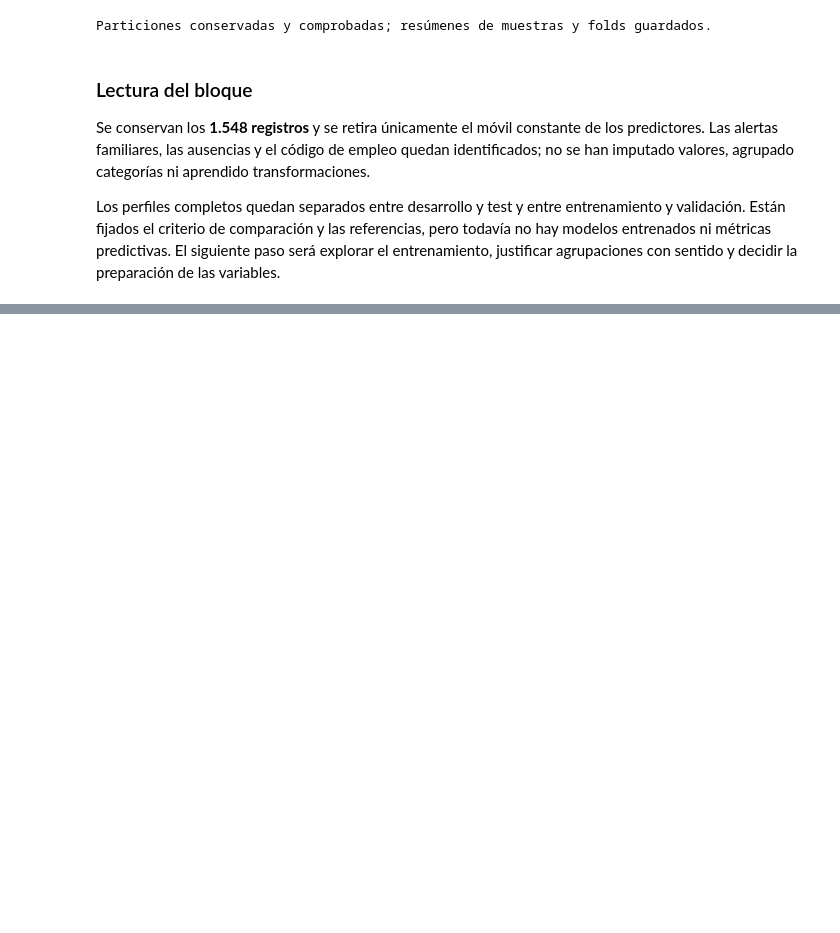
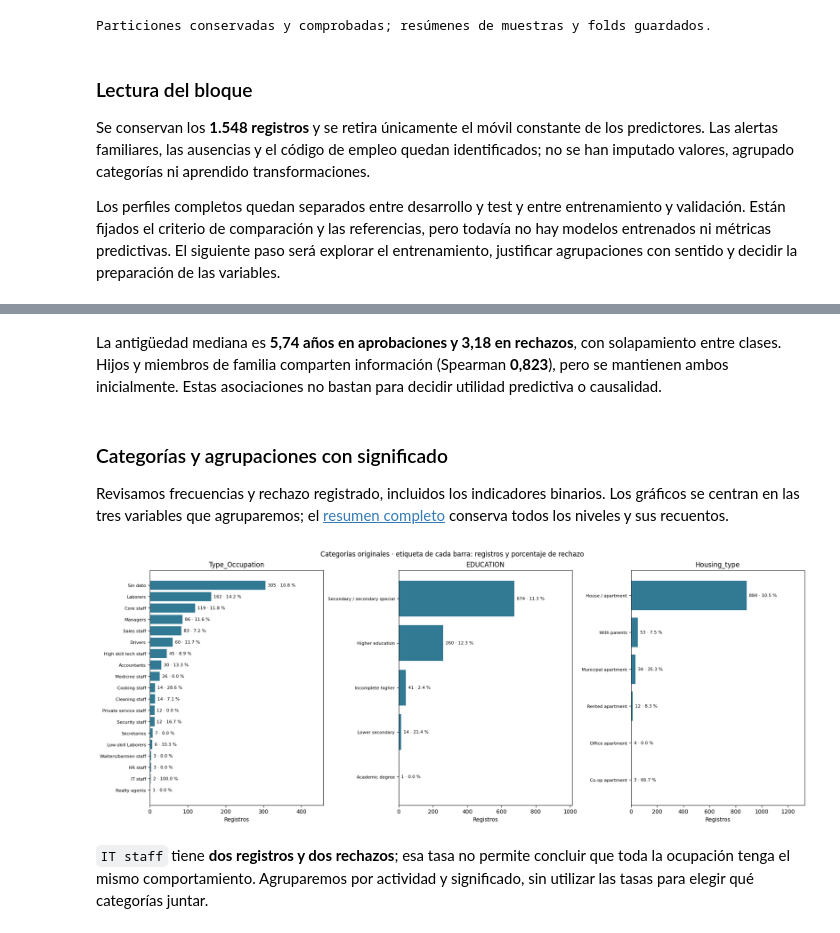
Before and after one commit to toni-oc/clasificacion-solicitudes-tarjeta, a Jupyter notebook: notebooks/01-analisis-y-modelado.ipynb, the cells around one changed output, grey strips where cells are left out. Drawn from its saved outputs; the diff is of its cells as text; code cells hidden in the pictures; blank space fills up the shorter version.

```diff
--- a/notebooks/01-analisis-y-modelado.ipynb
+++ b/notebooks/01-analisis-y-modelado.ipynb
@@ -383,0 +494,32 @@ Pendiente de desarrollo: estudiar las variables en el entrenamiento del primer f
+# %% [markdown]
+La antigüedad mediana es **5,74 años en aprobaciones y 3,18 en rechazos**, con solapamiento entre clases. Hijos y miembros de familia comparten información (Spearman **0,823**), pero se mantienen ambos inicialmente. Estas asociaciones no bastan para decidir utilidad predictiva o causalidad.
+# %% [markdown]
+### Categorías y agrupaciones con significado
+
+Revisamos frecuencias y rechazo registrado, incluidos los indicadores binarios. Los gráficos se centran en las tres variables que agruparemos; el [resumen completo](../reports/resumen_categorias_entrenamiento.csv) conserva todos los niveles y sus recuentos.
+# %%
+resumen_categorias = pd.concat({
+    campo: y_train.groupby(X_train[campo], dropna=False).agg(Registros="size", Rechazos="sum")
+    for campo in CATEGORICAS + ["Work_Phone", "Phone", "EMAIL_ID"]
+}, names=["Variable", "Nivel"])
+resumen_categorias["Rechazo (%)"] = 100 * resumen_categorias["Rechazos"] / resumen_categorias["Registros"]
+REPORTS = RAIZ / "reports"
+REPORTS.mkdir(exist_ok=True)
+resumen_categorias.to_csv(REPORTS / "resumen_categorias_entrenamiento.csv")
+
+fig, axes = plt.subplots(1, 3, figsize=(18, 7), layout="constrained")
+for ax, campo in zip(axes, GRUPOS):
+    tabla = resumen_categorias.loc[campo].sort_values("Registros")
+    niveles = tabla.index.to_series().fillna("Sin dato").astype(str)
+    ax.barh(niveles, tabla["Registros"], color="#327a94")
+    for j, (_, fila) in enumerate(tabla.iterrows()):
+        ax.text(fila["Registros"] + tabla["Registros"].max() * 0.02, j,
+                f'{int(fila["Registros"])} · {fila["Rechazo (%)"]:.1f} %', va="center", fontsize=8)
+    ax.set(xlabel="Registros", title=campo, xlim=(0, tabla["Registros"].max() * 1.5))
+    ax.tick_params(axis="y", labelsize=8)
+fig.suptitle("Categorías originales · etiqueta de cada barra: registros y porcentaje de rechazo")
+plt.show()
+# %% [output]
+[figure, added]
+# %% [markdown]
+`IT staff` tiene **dos registros y dos rechazos**; esa tasa no permite concluir que toda la ocupación tenga el mismo comportamiento. Agruparemos por actividad y significado, sin utilizar las tasas para elegir qué categorías juntar.
```
Also changed, not shown: parts of 29 cells of this notebook, 12 other files.
